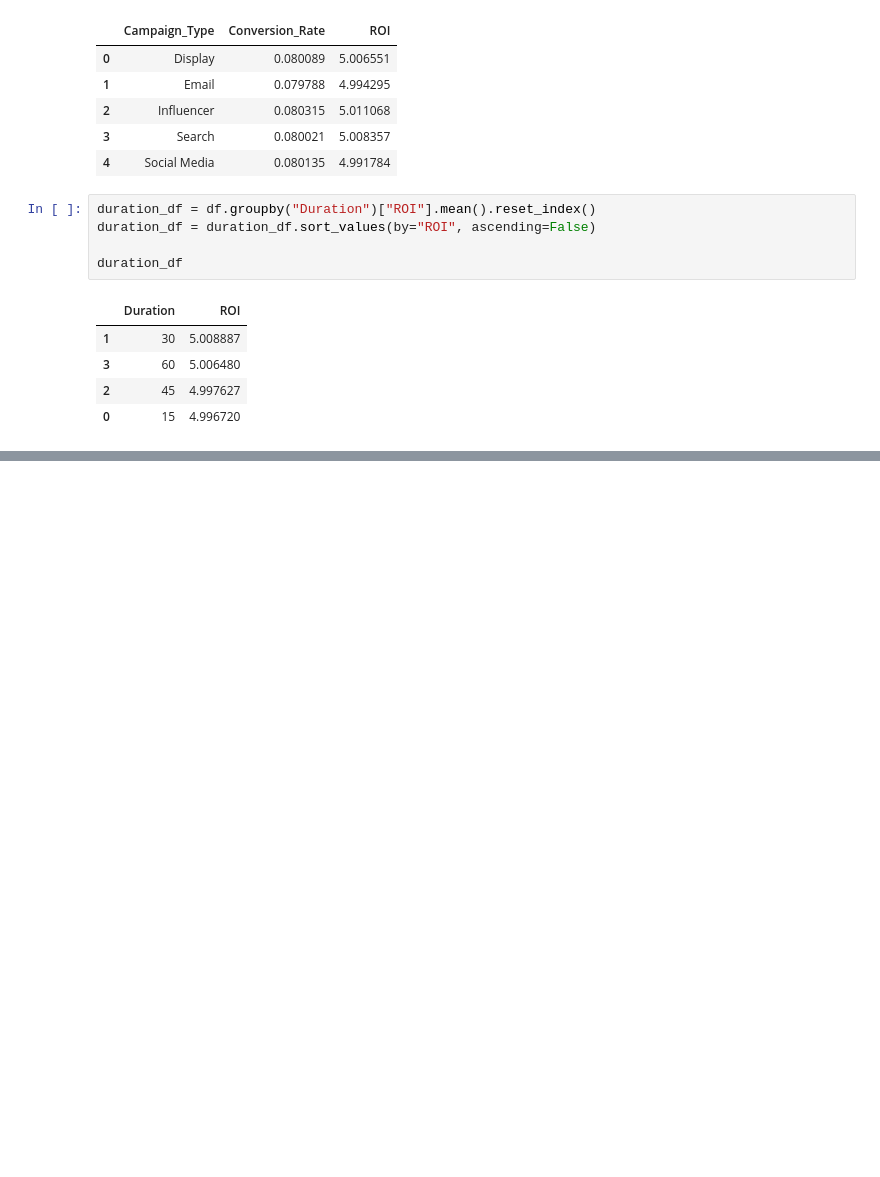
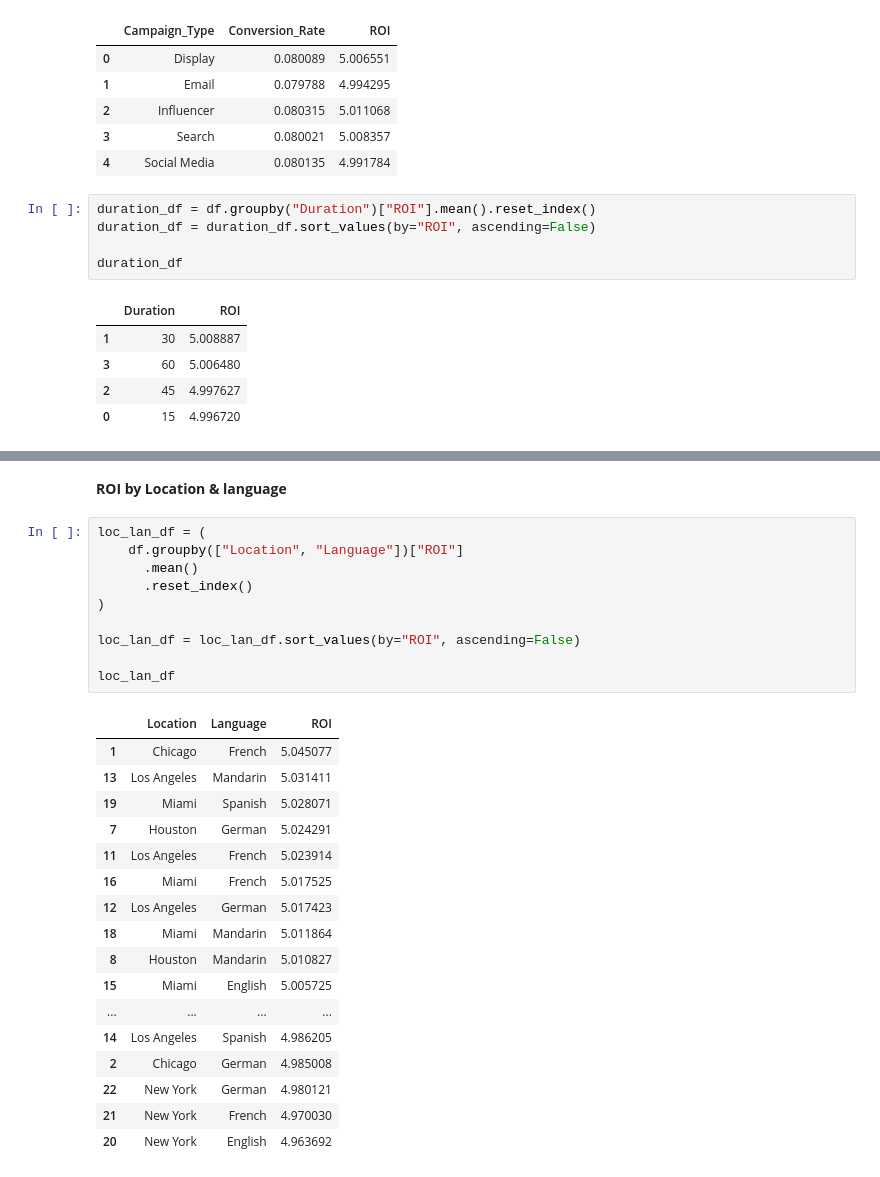
Before and after one commit to jsoook-dt/python-colab-analysis-study, a Jupyter notebook: Project01_Yoonju_analysis.ipynb, the cells around one changed output, grey strips where cells are left out. Saved outputs shown, nothing was run; the diff lists cells and outputs as text; blank space fills up the shorter version.

```diff
--- a/Project01_Yoonju_analysis.ipynb
+++ b/Project01_Yoonju_analysis.ipynb
@@ -273,0 +322,30 @@ duration_df
+# %% [markdown]
+**ROI by Location & language**
+# %%
+loc_lan_df = (
+    df.groupby(["Location", "Language"])["ROI"]
+      .mean()
+      .reset_index()
+)
+
+loc_lan_df = loc_lan_df.sort_values(by="ROI", ascending=False)
+
+loc_lan_df
+# %% [output]
+|  | Location | Language | ROI |
+| 1 | Chicago | French | 5.045077 |
+| 13 | Los Angeles | Mandarin | 5.031411 |
+| 19 | Miami | Spanish | 5.028071 |
+| 7 | Houston | German | 5.024291 |
+| 11 | Los Angeles | French | 5.023914 |
+| 16 | Miami | French | 5.017525 |
+| 12 | Los Angeles | German | 5.017423 |
+| 18 | Miami | Mandarin | 5.011864 |
+| 8 | Houston | Mandarin | 5.010827 |
+| 15 | Miami | English | 5.005725 |
+| ... | ... | ... | ... |
+| 14 | Los Angeles | Spanish | 4.986205 |
+| 2 | Chicago | German | 4.985008 |
+| 22 | New York | German | 4.980121 |
+| 21 | New York | French | 4.970030 |
+| 20 | New York | English | 4.963692 |
```
Also changed, not shown: parts of 7 cells of this notebook.
